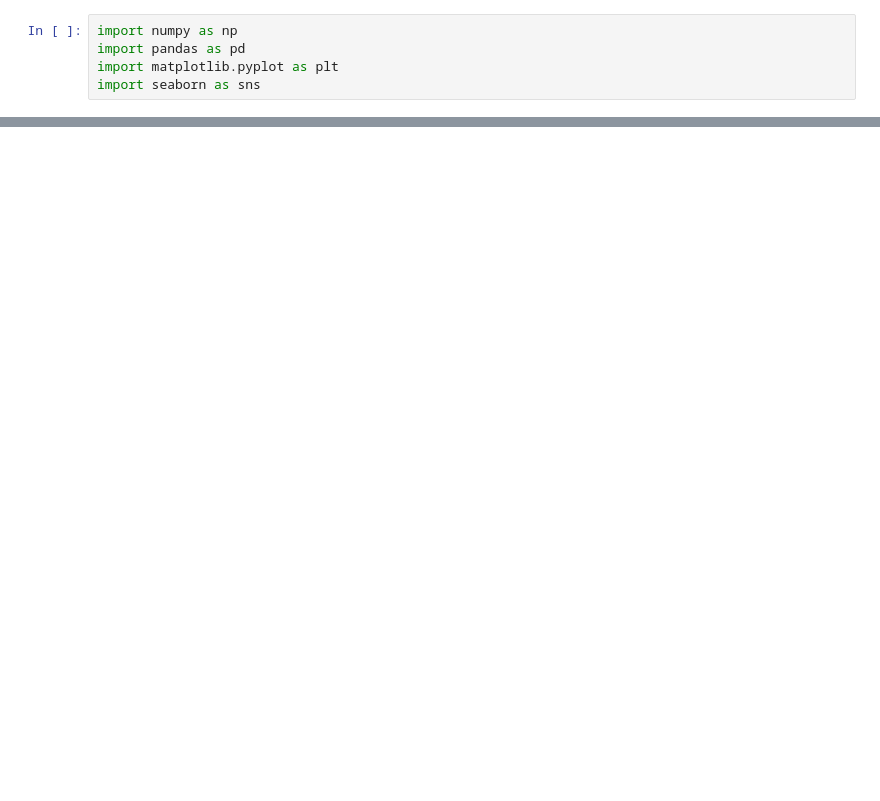
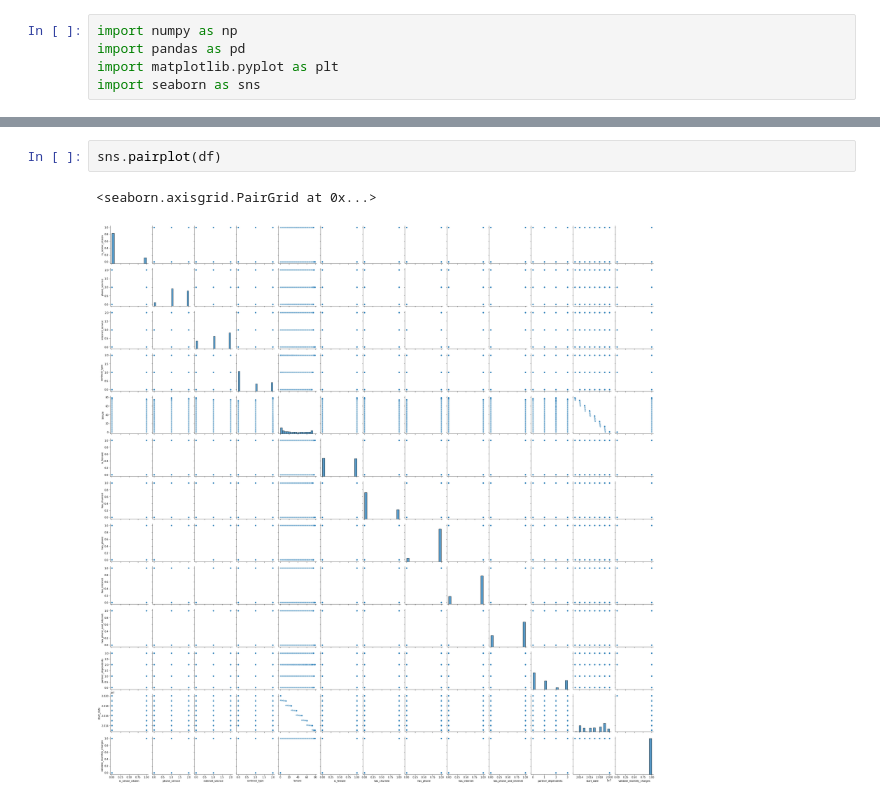
Before and after one commit to lopezelihezer/storytelling, a Jupyter notebook: exploring_telco_data.ipynb, the cells around one changed output, grey strips where cells are left out. Saved outputs shown, nothing was run; the diff lists cells and outputs as text; blank space fills up the shorter version.

```diff
--- a/exploring_telco_data.ipynb
+++ b/exploring_telco_data.ipynb
@@ -27,0 +42,5 @@ df.head()
+# %%
+sns.pairplot(df)
+# %% [output]
+<seaborn.axisgrid.PairGrid at 0x...>
+[figure, added]
```
Also changed, not shown: parts of 15 cells of this notebook.
